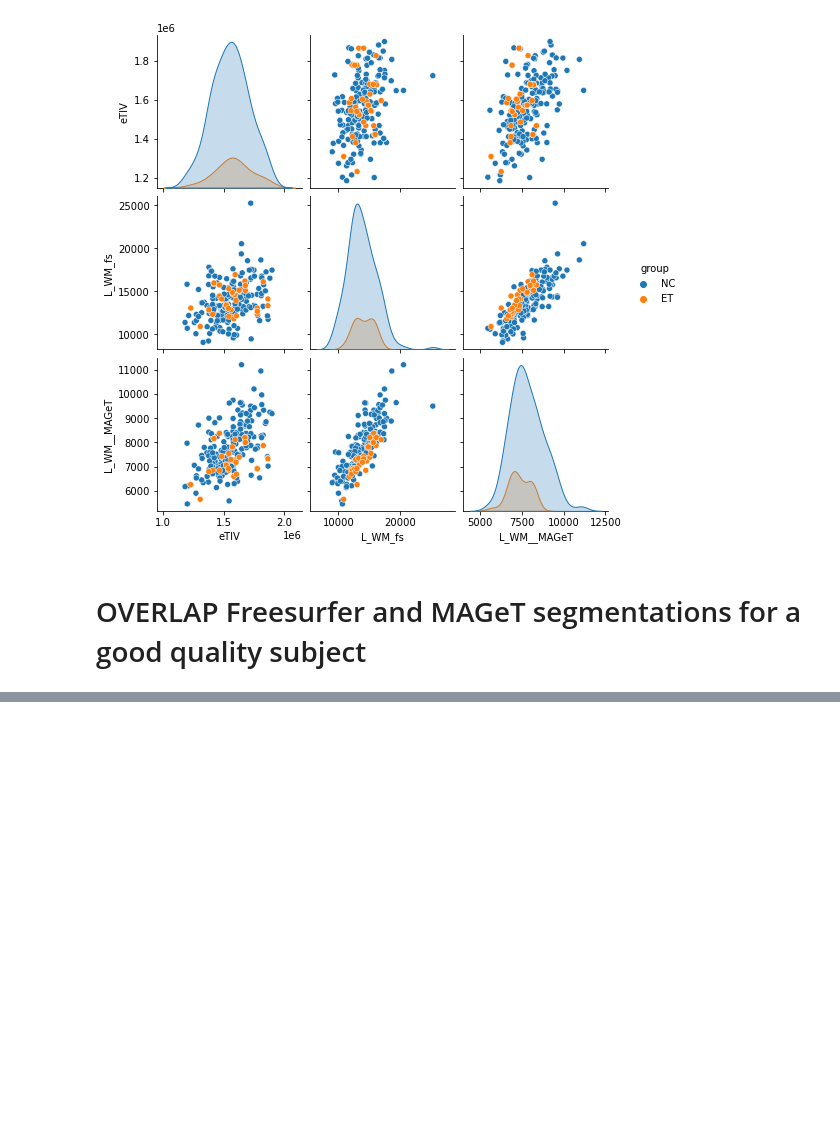
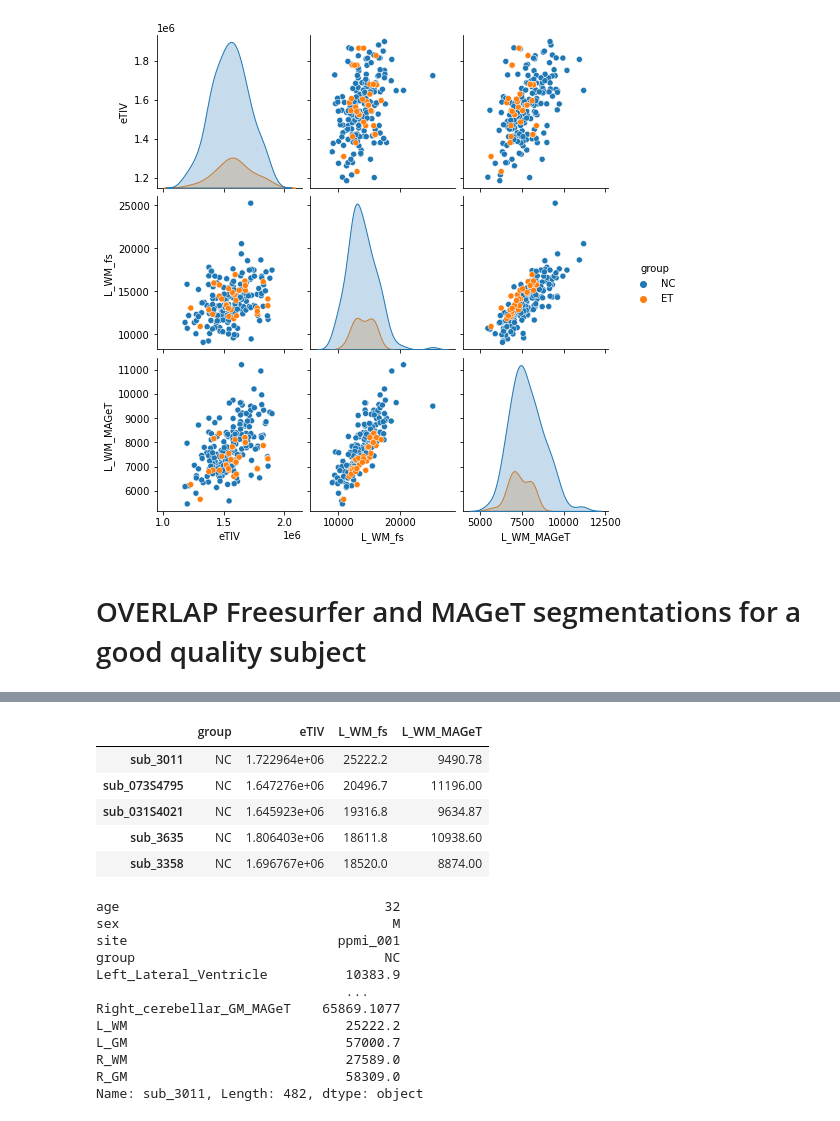
Before and after one commit to neurodatascience/ET_biomarker, a Jupyter notebook: stats/6_SI_cerebellar_distribution.ipynb, the cells around one changed output, grey strips where cells are left out. Cells and saved outputs as stored; diff of their text form; code cells hidden in the pictures; blank space fills up the shorter version.

```diff
--- a/stats/6_SI_cerebellar_distribution.ipynb
+++ b/stats/6_SI_cerebellar_distribution.ipynb
@@ -115,3 +108,27 @@ sns.violinplot(data=vis_long_df, x="ROI", y="Volumes", hue="group",
+# %%
+display(vis_df.sort_values(by=tar_list, ascending=False)[:5])
+data_df.loc["sub_3011",:]
+# we have inspected the freesurfer results of sub_3022
+# the quality is 2 for freesurfer which is not good, we saw an overestimation of white matter, it is the same with the general trend of freesurfer results.
+# %% [output]
+|  | group | eTIV | L_WM_fs | L_WM_MAGeT |
+| sub_3011 | NC | 1.722964e+06 | 25222.2 | 9490.78 |
+| sub_073S4795 | NC | 1.647276e+06 | 20496.7 | 11196.00 |
+| sub_031S4021 | NC | 1.645923e+06 | 19316.8 | 9634.87 |
+| sub_3635 | NC | 1.806403e+06 | 18611.8 | 10938.60 |
+| sub_3358 | NC | 1.696767e+06 | 18520.0 | 8874.00 |
+age                                  32
+sex                                   M
+site                           ppmi_001
+group                                NC
+Left_Lateral_Ventricle          10383.9
+                                ...
+Right_cerebellar_GM_MAGeT    65869.1077
+L_WM                            25222.2
+L_GM                            57000.7
+R_WM                            27589.0
+R_GM                            58309.0
+Name: sub_3011, Length: 482, dtype: object
 # %%
 tar_list = ['R_WM_fs', 'R_WM_MAGeT']
 vis_df=sel_df[['group','eTIV']+tar_list].copy()
```
Also changed, not shown: parts of 8 cells of this notebook, 3 other files.
